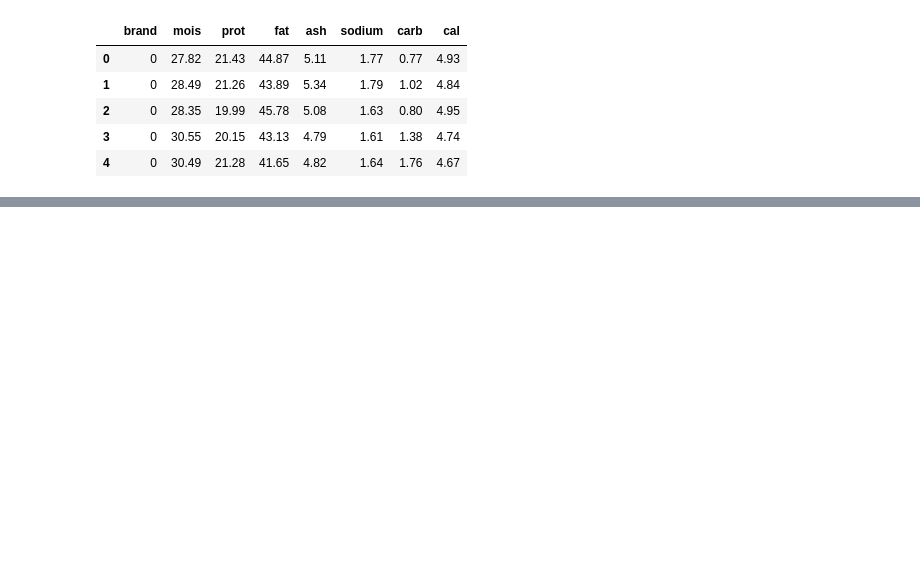
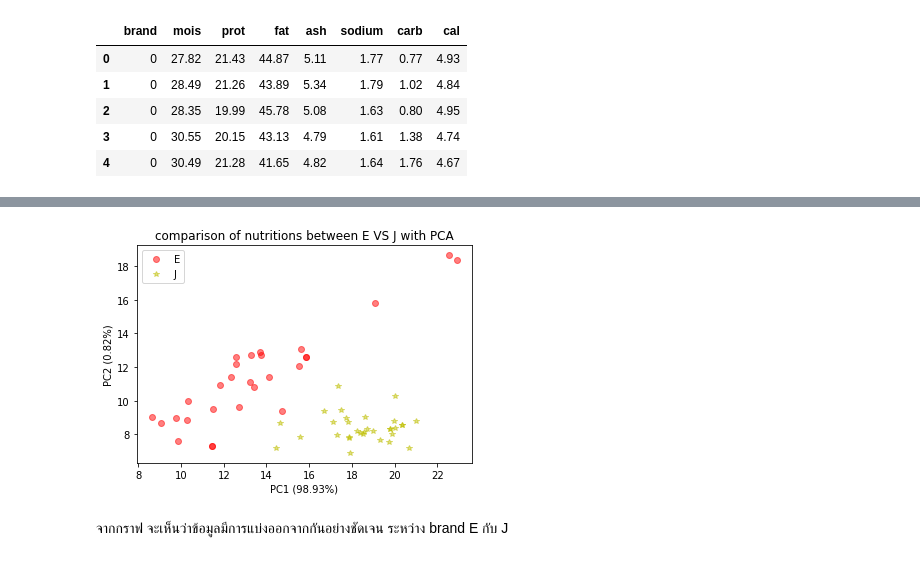
Before and after one commit to jittakorn-ch/multivariate, a Jupyter notebook: Exam01.ipynb, the cells around one changed output, grey strips where cells are left out. Cells and saved outputs as stored; diff of their text form; code cells hidden in the pictures; blank space fills up the shorter version.

```diff
--- a/Exam01.ipynb
+++ b/Exam01.ipynb
@@ -244,0 +281,3 @@ plt.legend()
+# %%
+EJ = data_dropped2[(data_dropped2['brand']==4) | (data_dropped2['brand']==9)]
+EJ.head()
@@ -244,0 +291,14 @@ plt.legend()
+# %%
+E_pca = pca.transform(EJ[EJ['brand']==4].iloc[:,1:].to_numpy())
+J_pca = pca.transform(EJ[EJ['brand']==9].iloc[:,1:].to_numpy())
+# %%
+plt.plot(E_pca[:,0],E_pca[:,1],'or',alpha=0.5,label='E')
+plt.plot(J_pca[:,0],J_pca[:,1],'*y',alpha=0.5,label='J')
+plt.legend()
+plt.title('comparison of nutritions between E VS J with PCA')
+plt.xlabel('PC1 (98.93%)')
+plt.ylabel('PC2 (0.82%)');
+# %% [output]
+[figure, added]
+# %% [markdown]
+จากกราฟ จะเห็นว่าข้อมูลมีการแบ่งออกจากกันอย่างชัดเจน ระหว่าง brand E กับ J
```
Also changed, not shown: parts of 43 cells of this notebook.
